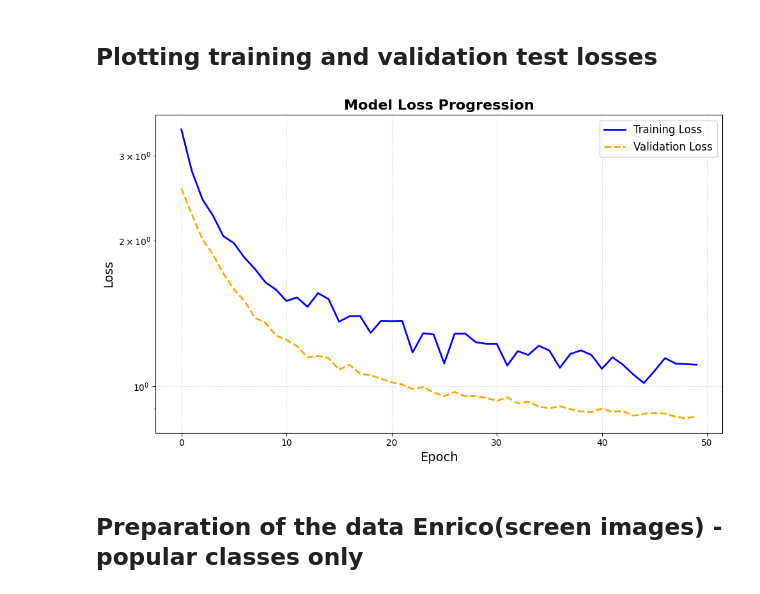
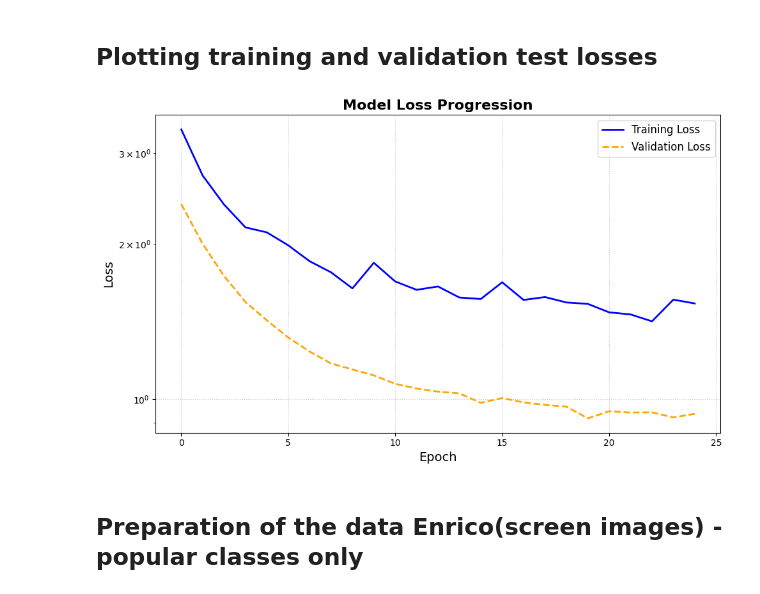
Before and after one commit to madbulgarianfromukraine/modeling_cvs, a Jupyter notebook: src/simple_model/simple_tiny_example.ipynb, the cells around one changed output. Saved outputs shown, nothing was run; the diff lists cells and outputs as text; code cells hidden in the pictures.

```diff
--- a/src/simple_model/simple_tiny_example.ipynb
+++ b/src/simple_model/simple_tiny_example.ipynb
@@ -84,10 +89,13 @@ Total Validation Samples: 5206 (15.0%)
 Total test Samples:       5207 (15.0%)
 Total Combined Samples:   34708
 # %%
-nat_train_loader = torch.utils.data.DataLoader(nat_images_train, batch_size=BATCH_SIZE, shuffle=True, num_workers=3)
-wrapped_nat_train_loader = StochasticCutMixDataLoader(
-    nat_train_loader, num_classes=101, p=0.5
-)
+g = torch.Generator()
+g.manual_seed(SEED)
+my_collator = CutMixCollate(num_classes=101, cutmix_prob=0.5)
+
+nat_train_loader = torch.utils.data.DataLoader(nat_images_train, batch_size=BATCH_SIZE, shuffle=True,
+                                               num_workers=3, worker_init_fn=seed_worker,
+                                               generator=g, collate_fn=my_collator)
 
 nat_val_loader = torch.utils.data.DataLoader(nat_images_val, batch_size=BATCH_SIZE, shuffle=False, num_workers=3)
 nat_test_loader = torch.utils.data.DataLoader(nat_images_test, batch_size=BATCH_SIZE, shuffle=False, num_workers=3)
@@ -102,8 +110,11 @@ model = PseudoAlexNet(tiny_factor=3,p=0.25) # with dropout and with LeakyReLU
 print(torchinfo.summary(model))
 model = model.to(DEVICE)
 
-loss_fn = nn.NLLLoss()
-optimizer = optim.AdamW(model.parameters(), lr=3*1e-4, eps=1e-5, weight_decay=1e-2)
+loss_fn = nn.CrossEntropyLoss()
+optimizer = optim.AdamW([
+    {'params': model.features.parameters(), 'lr': 7*1e-4, 'weight_decay': 1e-3},
+    {'params': model.classifier.parameters(), 'lr': 5*1e-4, 'weight_decay': 1e-3}
+], eps=1e-5)
 
 val_loss_list_nat = []
 train_loss_list_nat = []
@@ -126,10 +137,10 @@ Trainable params: 2,396,366
 Non-trainable params: 0
 =================================================================
 # %%
-train_loss_list_nat, val_loss_list_nat = train_model_stages(model=model, train_loader=wrapped_nat_train_loader,
+train_loss_list_nat, val_loss_list_nat = train_model_stages(model=model, train_loader=nat_train_loader,
                                                             val_loader=nat_val_loader, optimizer=optimizer,
                                                             loss_fn=loss_fn, device=DEVICE, max_epochs=MAX_NAT_EPOCHS,
-                                                            stage_name="nat_images", patience=7)
+                                                            stage_name="nat_images")
 
 evaluate_model(model, nat_test_loader, loss_fn, DEVICE)
 # %% [output]
@@ -154,9 +165,10 @@ Finished nat_images training in 3160.68 seconds
 # %% [markdown]
 ## Plotting training and validation test losses
 # %%
-plot_learning_curves(train_losses=train_loss_list_nat,val_losses=val_loss_list_nat, log_scale=True)
+plot_learning_curves(train_losses=train_loss_list_nat,val_losses=val_loss_list_nat, log_scale=True,
+                     save_to_csv=True, stage="nat_images")
 # %% [output]
-[figure, old version]
+[figure, new version]
 # %% [markdown]
 ## Preparation of the data Enrico(screen images) - popular classes only
 # %% [markdown]
```
Also changed, not shown: parts of 15 cells of this notebook.
